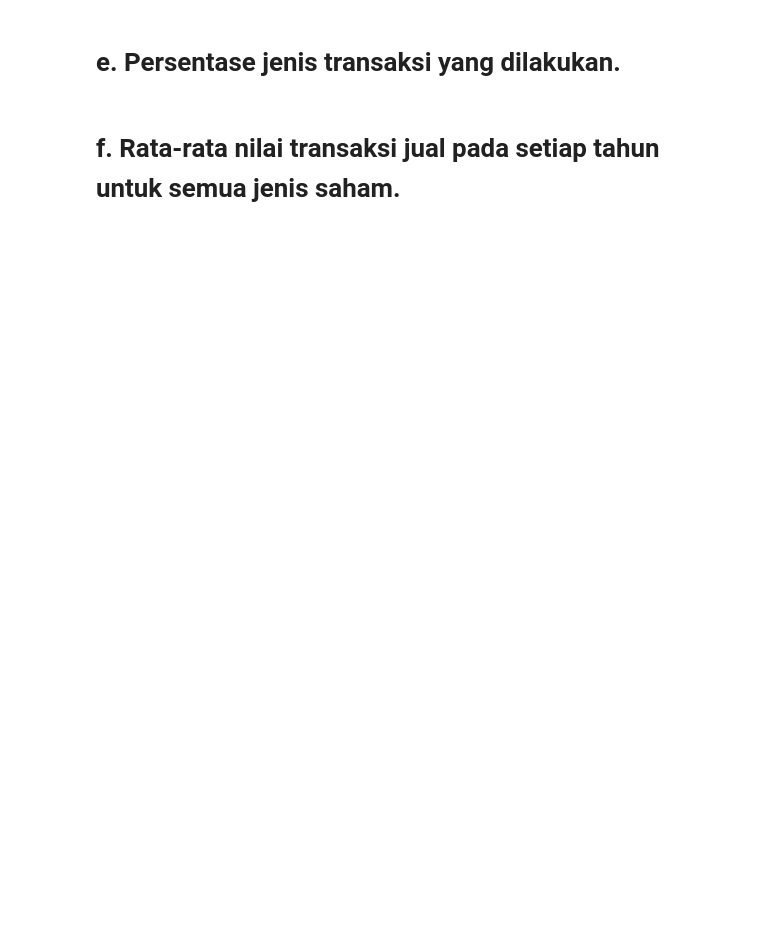
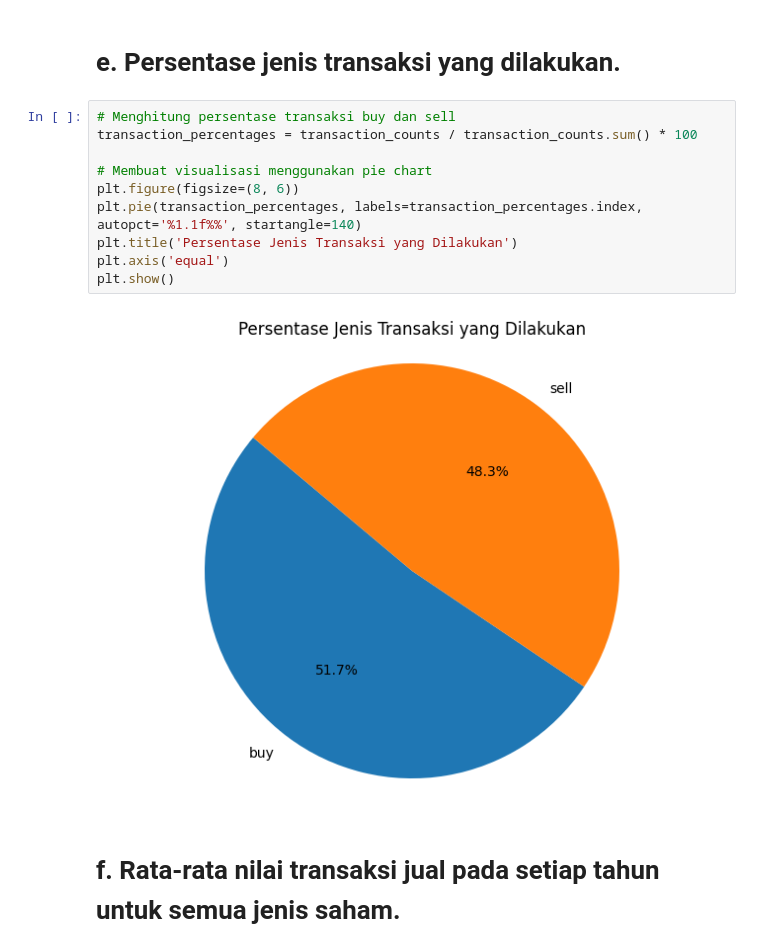
Before and after one commit to NewReyy/Data-Engineer_nuri-hidayatuloh, a Jupyter notebook: 20_Data-Visualization/Praktikum/Soal_Eksplorasi.ipynb, the cells around one changed output. Cells and saved outputs as stored; diff of their text form; blank space fills up the shorter version.

```diff
--- a/20_Data-Visualization/Praktikum/Soal_Eksplorasi.ipynb
+++ b/20_Data-Visualization/Praktikum/Soal_Eksplorasi.ipynb
@@ -338,4 +338,16 @@ plt.show()
 # %% [markdown]
 # e. Persentase jenis transaksi yang dilakukan.
+# %%
+# Menghitung persentase transaksi buy dan sell
+transaction_percentages = transaction_counts / transaction_counts.sum() * 100
+
+# Membuat visualisasi menggunakan pie chart
+plt.figure(figsize=(8, 6))
+plt.pie(transaction_percentages, labels=transaction_percentages.index, autopct='%1.1f%%', startangle=140)
+plt.title('Persentase Jenis Transaksi yang Dilakukan')
+plt.axis('equal')
+plt.show()
+# %% [output]
+[figure, added]
 # %% [markdown]
 # f. Rata-rata nilai transaksi jual pada setiap tahun untuk semua jenis saham.
```
Also changed, not shown: parts of 2 cells of this notebook.
